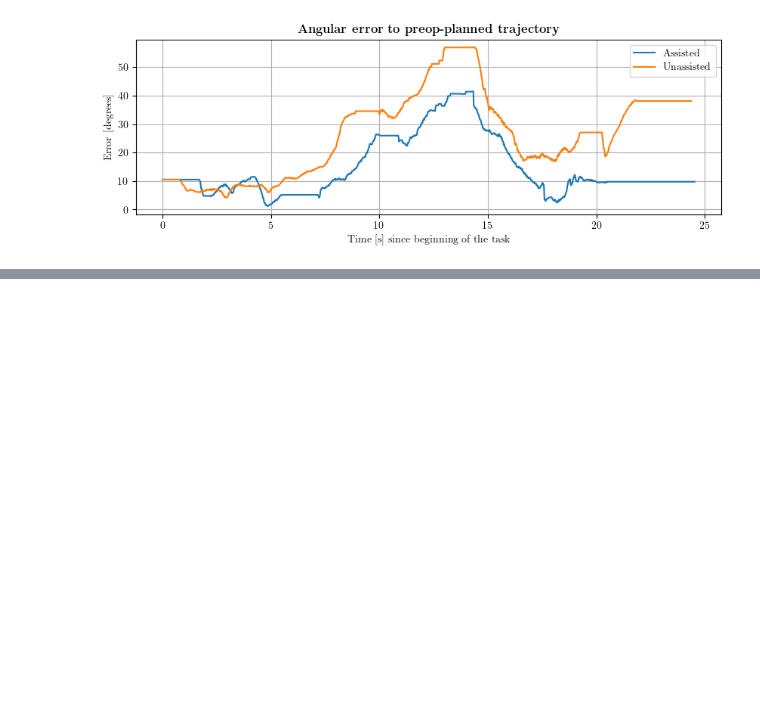
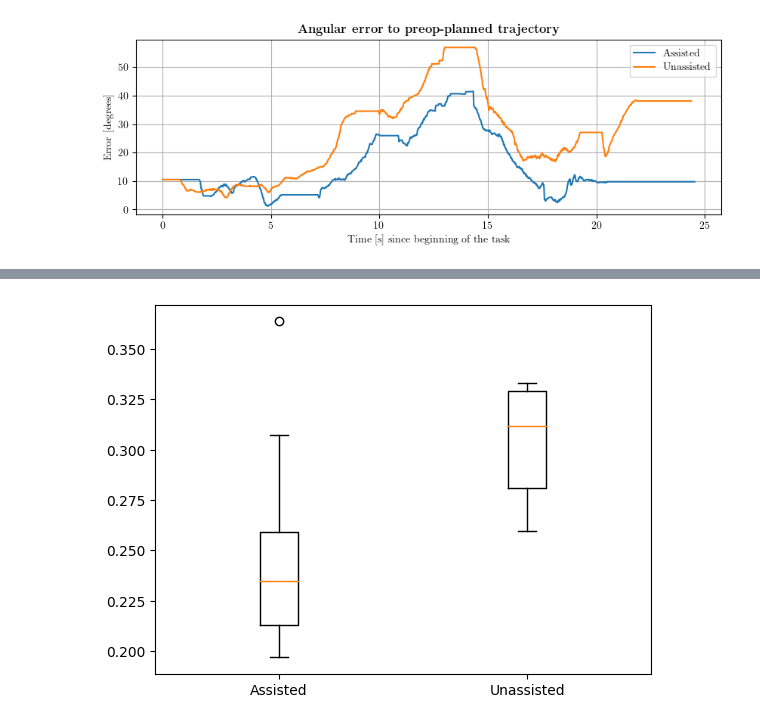
Before and after one commit to alberto-rota/Enhanched-Haptic-Training-for-Robotic-Assisted-Surgery, a Jupyter notebook: Notes/graphs.ipynb, the cells around one changed output, grey strips where cells are left out. Saved outputs shown, nothing was run; the diff lists cells and outputs as text; code cells hidden in the pictures; blank space fills up the shorter version.

```diff
--- a/Notes/graphs.ipynb
+++ b/Notes/graphs.ipynb
@@ -52,0 +147,6 @@ plt.show()
+# %%
+
+plt.boxplot([ass['avg_force'],nass['avg_force']],labels=['Assisted','Unassisted'])
+plt.show()
+# %% [output]
+[figure, added]
```
Also changed, not shown: parts of 9 cells of this notebook, 8 other files.
